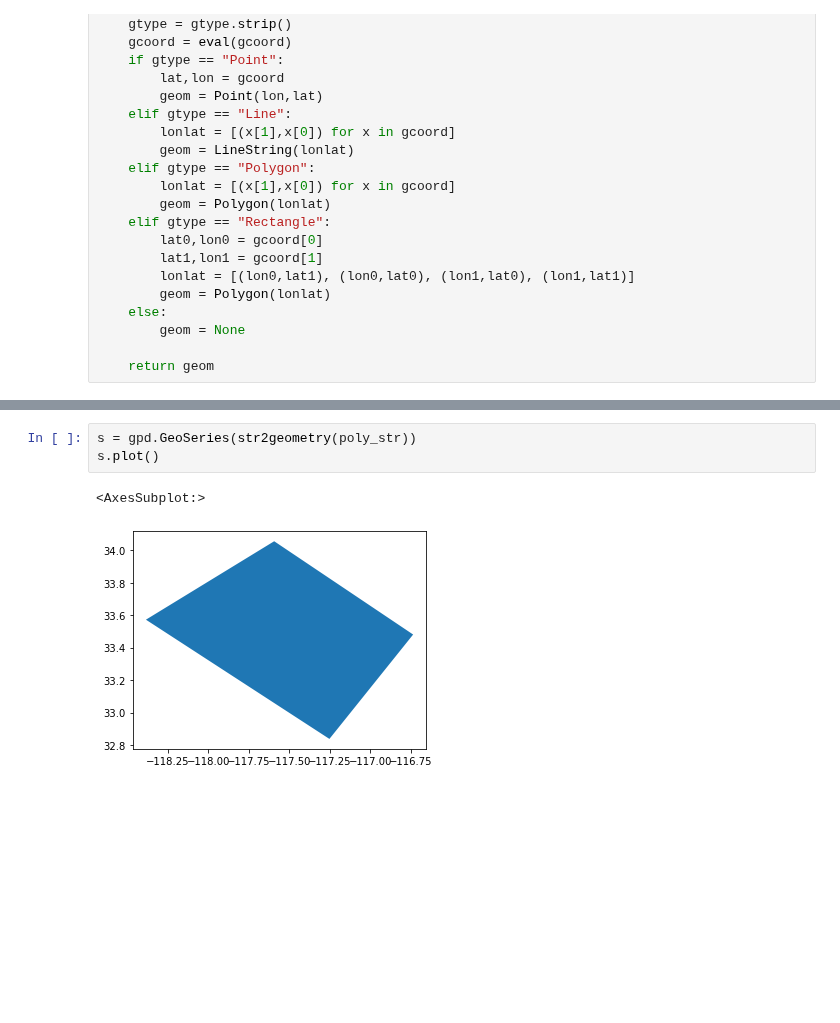
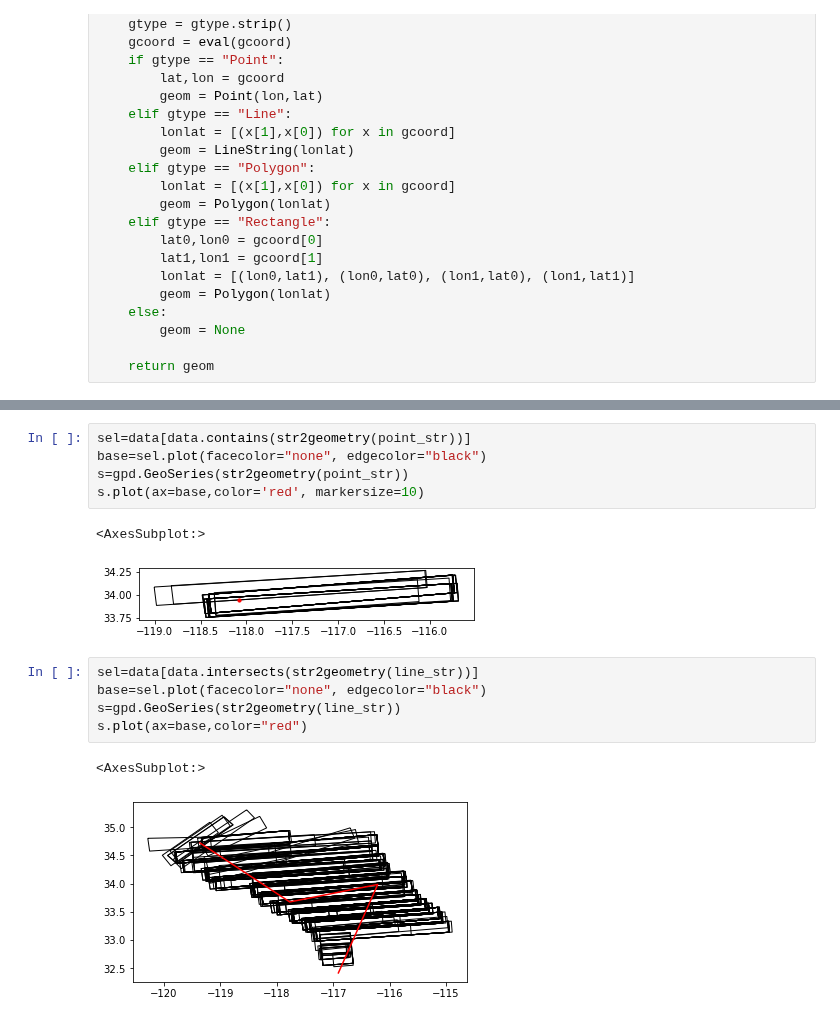
Before and after one commit to GeoGateway/UAVSAR_processing, a Jupyter notebook: tools/search_by_gemeotry.ipynb, the cells around one changed output, grey strips where cells are left out. Cells and saved outputs as stored; diff of their text form; blank space fills up the shorter version.

Commit message:
search-by-geometry with geopandas

```diff
--- a/tools/search_by_gemeotry.ipynb
+++ b/tools/search_by_gemeotry.ipynb
@@ -72,6 +50,16 @@ s.plot()
-# %%
-s = gpd.GeoSeries(str2geometry(poly_str))
-s.plot()
-# %% [output]
-<AxesSubplot:>
-[figure, removed]
+# %%
+sel=data[data.contains(str2geometry(point_str))]
+base=sel.plot(facecolor="none", edgecolor="black")
+s=gpd.GeoSeries(str2geometry(point_str))
+s.plot(ax=base,color='red', markersize=10)
+# %% [output]
+<AxesSubplot:>
+[figure, added]
+# %%
+sel=data[data.intersects(str2geometry(line_str))]
+base=sel.plot(facecolor="none", edgecolor="black")
+s=gpd.GeoSeries(str2geometry(line_str))
+s.plot(ax=base,color="red")
+# %% [output]
+<AxesSubplot:>
+[figure, added]
```
Also changed, not shown: parts of 6 cells of this notebook.
